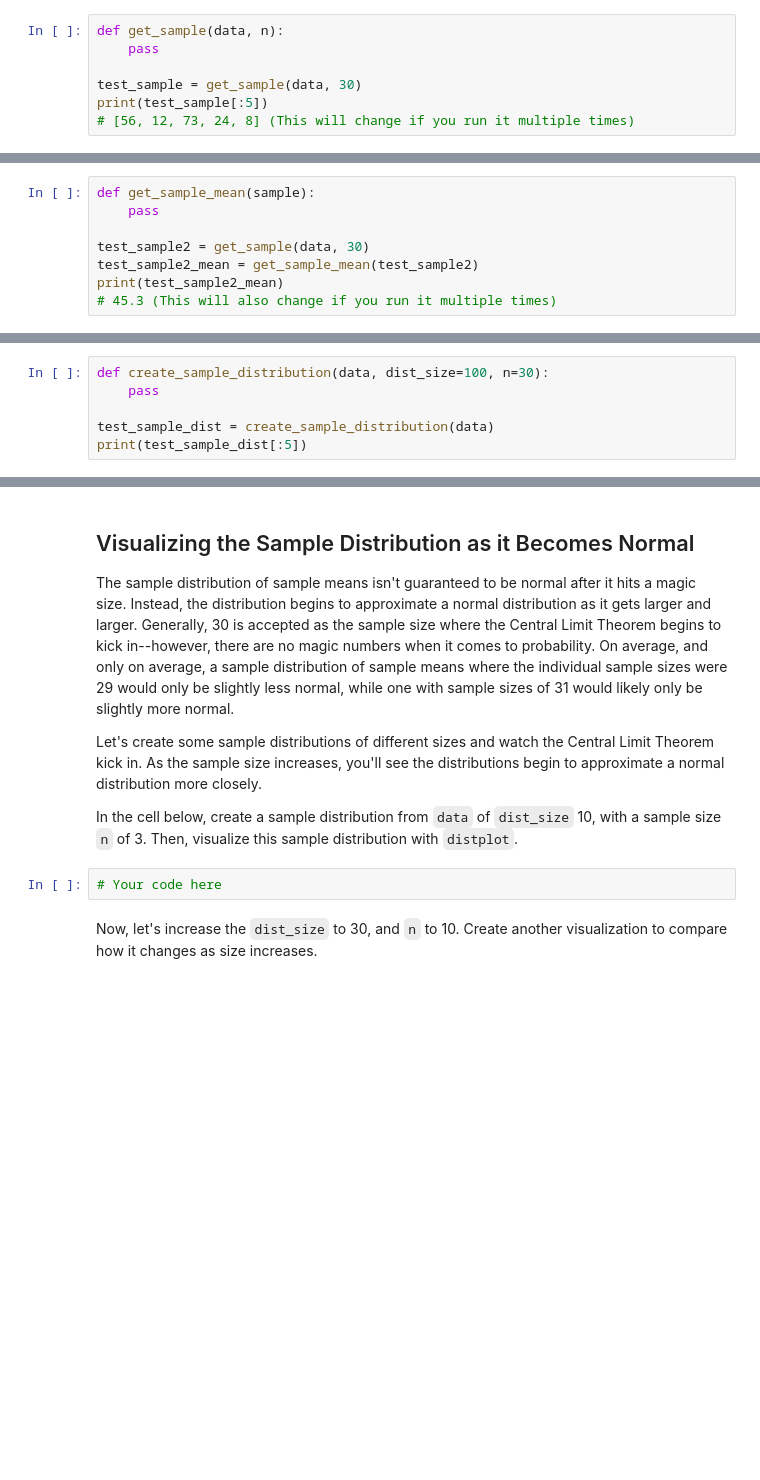
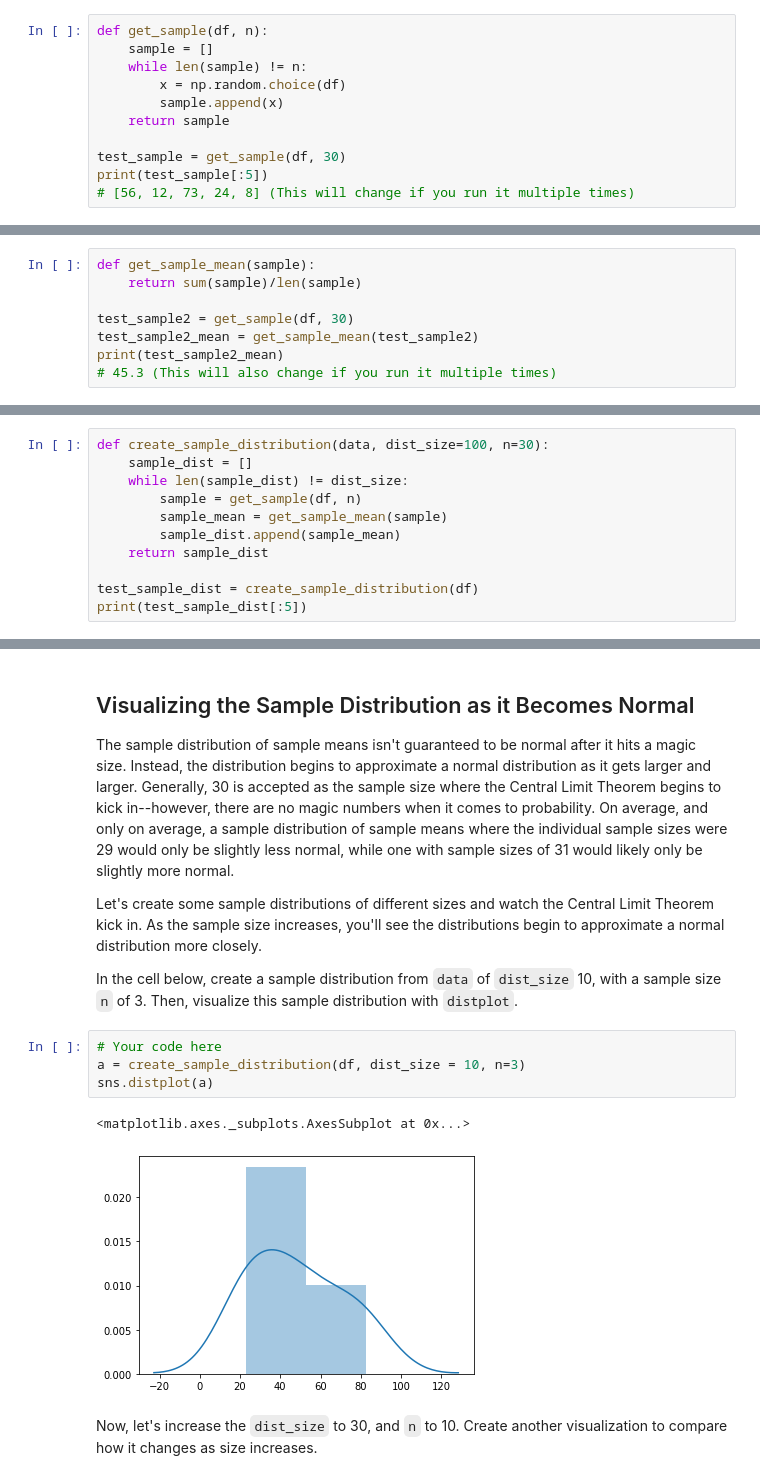
Before and after one commit to lauren-esser/Central-limit-theorem-lab-onl01-dtsc-ft-070620, a Jupyter notebook: index.ipynb, the cells around one changed output, grey strips where cells are left out. Drawn from its saved outputs; the diff is of its cells as text; blank space fills up the shorter version.

```diff
--- a/index.ipynb
+++ b/index.ipynb
@@ -56,9 +74,13 @@ In order to create a Sample Distribution of Sample Means, we need to first write
 
 In the cell below, write a function that takes in an array of numbers `data` and a sample size `n` and returns an array that is a random sample of `data`, of size `n`.
 # %%
-def get_sample(data, n):
-    pass
+def get_sample(df, n):
+    sample = []
+    while len(sample) != n:
+        x = np.random.choice(df)
+        sample.append(x)
+    return sample
 
-test_sample = get_sample(data, 30)
+test_sample = get_sample(df, 30)
 print(test_sample[:5])
 # [56, 12, 73, 24, 8] (This will change if you run it multiple times)
@@ -68,9 +92,9 @@ print(test_sample[:5])
 Next, we'll write another helper function that takes in a sample and returns the mean of that sample.
 # %%
 def get_sample_mean(sample):
-    pass
+    return sum(sample)/len(sample)
 
-test_sample2 = get_sample(data, 30)
+test_sample2 = get_sample(df, 30)
 test_sample2_mean = get_sample_mean(test_sample2)
 print(test_sample2_mean)
 # 45.3 (This will also change if you run it multiple times)
@@ -82,7 +108,12 @@ Now that we have helper functions to help us sample with replacement and calcula
 In the cell below, write a function that takes in 3 arguments: the dataset, the size of the distribution to create, and the size of each individual sample. The function should return a sample distribution of sample means of the given size.
 # %%
 def create_sample_distribution(data, dist_size=100, n=30):
-    pass
+    sample_dist = []
+    while len(sample_dist) != dist_size:
+        sample = get_sample(df, n)
+        sample_mean = get_sample_mean(sample)
+        sample_dist.append(sample_mean)
+    return sample_dist
 
-test_sample_dist = create_sample_distribution(data)
+test_sample_dist = create_sample_distribution(df)
 print(test_sample_dist[:5])
@@ -94,7 +127,12 @@ The sample distribution of sample means isn't guaranteed to be normal after it h
 Let's create some sample distributions of different sizes and watch the Central Limit Theorem kick in. As the sample size increases, you'll see the distributions begin to approximate a normal distribution more closely.
 
 In the cell below, create a sample distribution from `data` of `dist_size` 10, with a sample size `n` of 3. Then, visualize this sample distribution with `distplot`.
-# %%
-# Your code here
+# %%
+# Your code here
+a = create_sample_distribution(df, dist_size = 10, n=3)
+sns.distplot(a)
+# %% [output]
+<matplotlib.axes._subplots.AxesSubplot at 0x...>
+[figure, added]
 # %% [markdown]
 Now, let's increase the `dist_size` to 30, and `n` to 10.  Create another visualization to compare how it changes as size increases.
```
Also changed, not shown: parts of 11 cells of this notebook.
